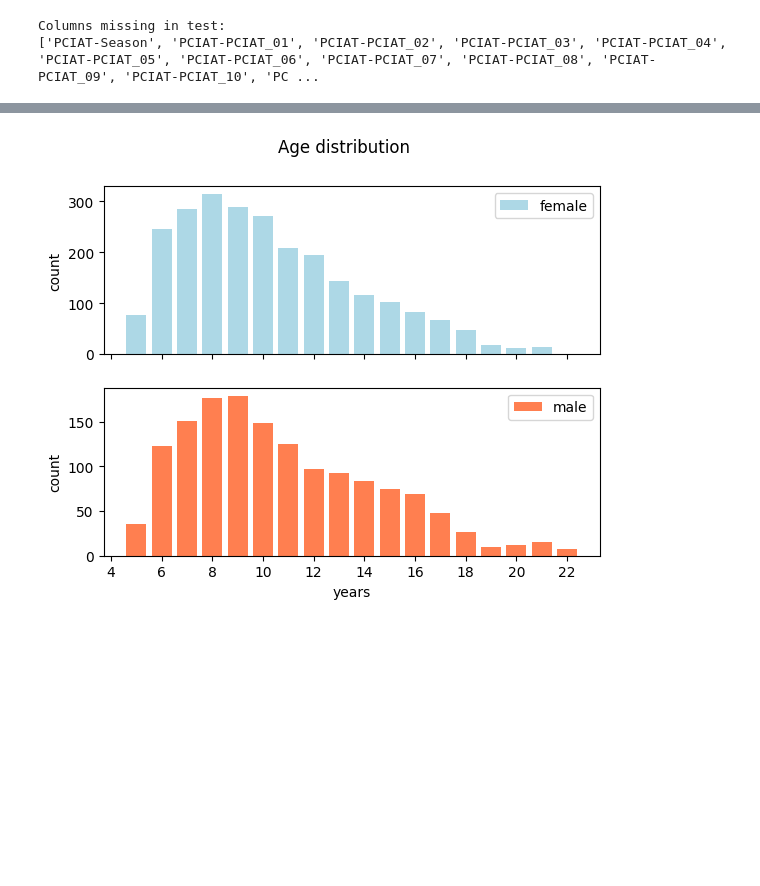
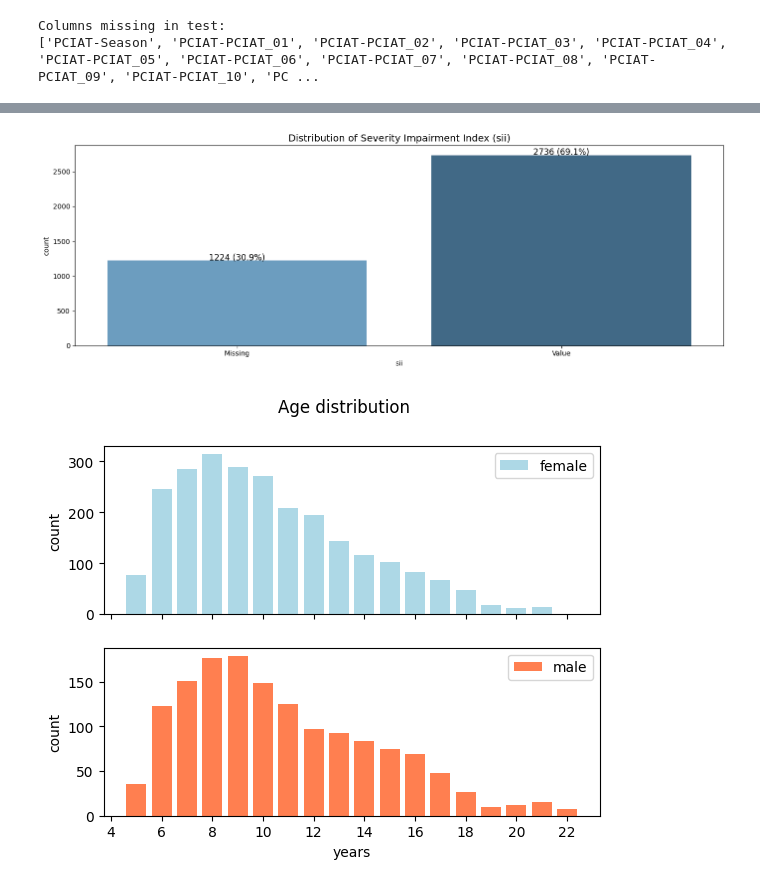
Before and after one commit to datonst/CMI-Competition, a Jupyter notebook: eda/notebook.ipynb, the cells around one changed output, grey strips where cells are left out. Drawn from its saved outputs; the diff is of its cells as text; code cells hidden in the pictures; blank space fills up the shorter version.

```diff
--- a/eda/notebook.ipynb
+++ b/eda/notebook.ipynb
@@ -259,3 +258,54 @@ plt.show()
+# %%
+train['sii'] = train['sii_original']
+# %%
+PCIAT_cols = [f'PCIAT-PCIAT_{i+1:02d}' for i in range(20)]
+train['complete_resp_total'] = train['PCIAT-PCIAT_Total'].where(
+    train[PCIAT_cols].notna().all(axis=1), np.nan
+)
+
+# Chuyển cột 'sii' sang số, lỗi thành NaN
+train['sii'] = pd.to_numeric(train['sii'], errors='coerce')
+
+# Ánh xạ giá trị thành 'Value' hoặc 'Missing'
+def sii_map(x):
+    if pd.isna(x):
+        return 'Missing'
+    elif x >= 0:
+        return 'Value'
+    else:
+        return 'Missing'
+
+train['sii'] = train['sii'].apply(sii_map)
+
+sii_order = ['Missing', 'Value']
+train['sii'] = pd.Categorical(train['sii'], categories=sii_order, ordered=True)
+
+# Tính toán phân phối cho 'sii'
+sii_counts = train['sii'].value_counts().reset_index()
+total = sii_counts['count'].sum()
+sii_counts['percentage'] = (sii_counts['count'] / total) * 100
+
+# Vẽ biểu đồ
+fig, ax = plt.subplots(figsize=(14, 5))
+
+# Biểu đồ phân phối SII
+sns.barplot(x='sii', y='count', data=sii_counts, palette='Blues_d', ax=ax)
+ax.set_title('Distribution of Severity Impairment Index (sii)', fontsize=14)
+
+# Thêm thông tin phần trăm vào các thanh
+for p in ax.patches:
+    height = p.get_height()
+    percentage = sii_counts.loc[sii_counts['count'] == height, 'percentage'].values[0]
+    ax.text(
+        p.get_x() + p.get_width() / 2,
+        height + 1, f'{int(height)} ({percentage:.1f}%)',
+        ha="center", fontsize=12
+    )
+
+plt.tight_layout()
+plt.show()
+# %% [output]
+[figure, added]
 # %%
 _, axs = plt.subplots(2, 1, sharex=True)
 for sex in range(2):
```
Also changed, not shown: parts of 8 cells of this notebook, 4 other files.
